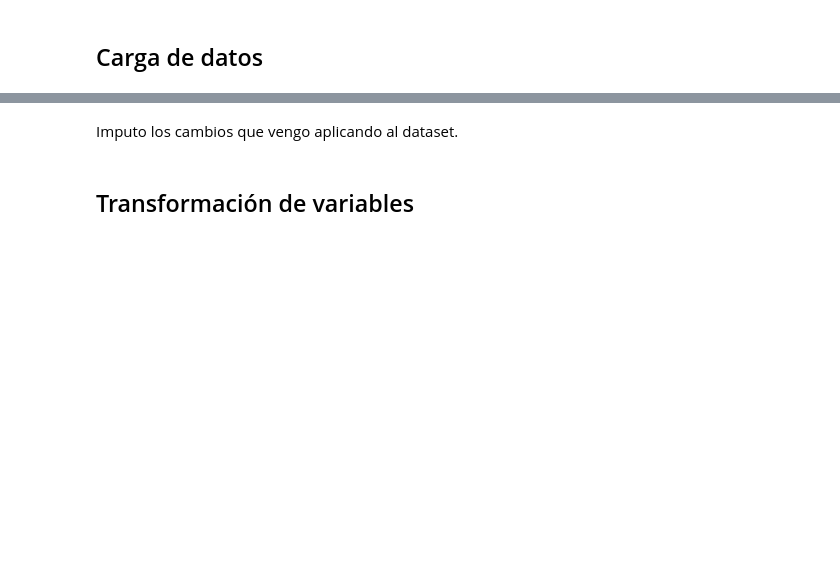
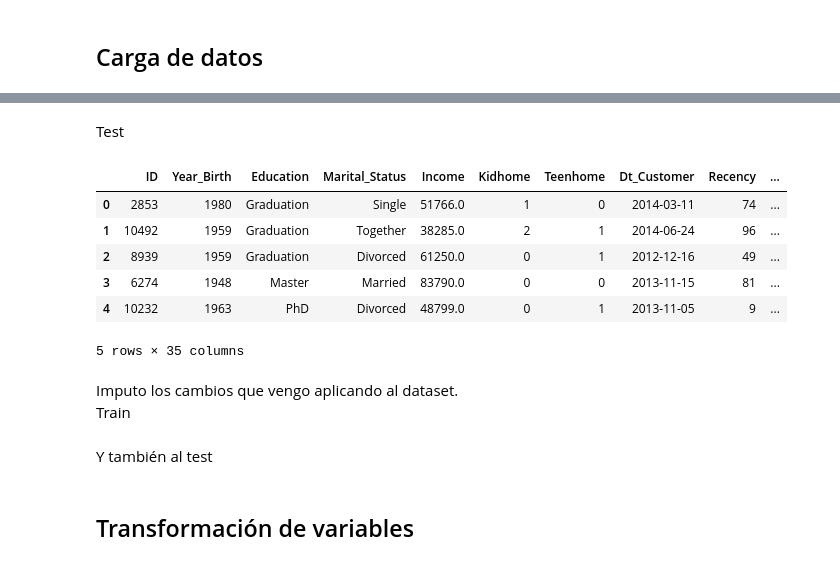
Before and after one commit to ANG112/Project_Break_ML, a Jupyter notebook: 05_Modelizacion.ipynb, the cells around one changed output, grey strips where cells are left out. Cells and saved outputs as stored; diff of their text form; code cells hidden in the pictures; blank space fills up the shorter version.

```diff
--- a/05_Modelizacion.ipynb
+++ b/05_Modelizacion.ipynb
@@ -56,6 +66,20 @@ train_set
 1790 rows × 36 columns
+# %% [markdown]
+Test
+# %%
+test_set = pd.read_csv('./data/test_set.csv')
+test_set.head(5)
+# %% [output]
+|  | ID | Year_Birth | Education | Marital_Status | Income | Kidhome | Teenhome | Dt_Customer | Recency | ... |
+| 0 | 2853 | 1980 | Graduation | Single | 51766.0 | 1 | 0 | 2014-03-11 | 74 | ... |
+| 1 | 10492 | 1959 | Graduation | Together | 38285.0 | 2 | 1 | 2014-06-24 | 96 | ... |
+| 2 | 8939 | 1959 | Graduation | Divorced | 61250.0 | 0 | 1 | 2012-12-16 | 49 | ... |
+| 3 | 6274 | 1948 | Master | Married | 83790.0 | 0 | 0 | 2013-11-15 | 81 | ... |
+| 4 | 10232 | 1963 | PhD | Divorced | 48799.0 | 0 | 1 | 2013-11-05 | 9 | ... |
+5 rows × 35 columns
 # %% [markdown]
 Imputo los cambios que vengo aplicando al dataset.
+Train
 # %%
 # Cambio el índice
 train_set.set_index('ID', inplace=True)
@@ -72,3 +96,5 @@ train_set = train_set.drop(columns=['income_missing', 'Year_Birth','Total_%_cmp'
 
 # Elimino el outlier de Income
 train_set = train_set.loc[train_set['Income'] !=666666]
+# %% [markdown]
+Y también al test
```
Also changed, not shown: parts of 62 cells of this notebook, 6 other files.
